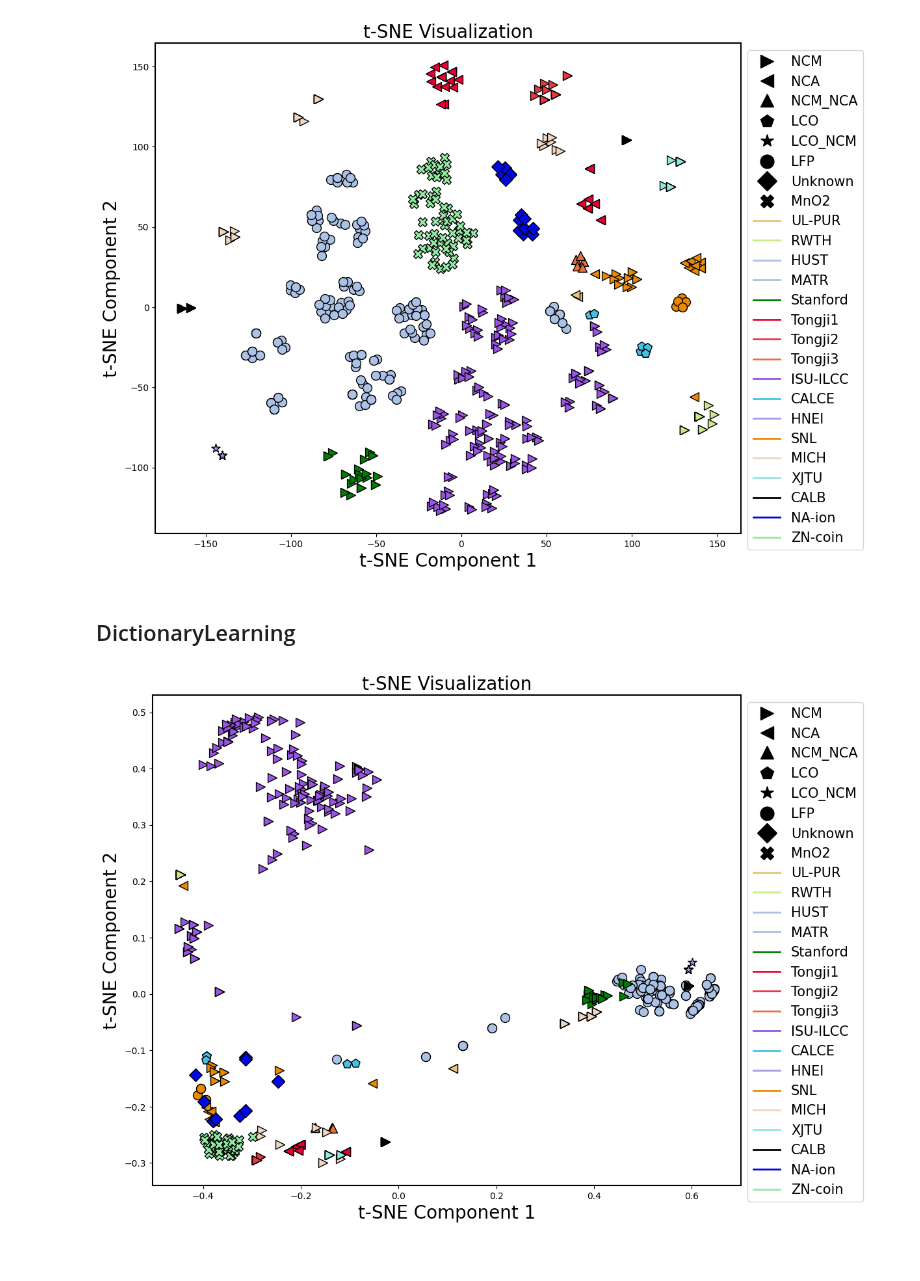
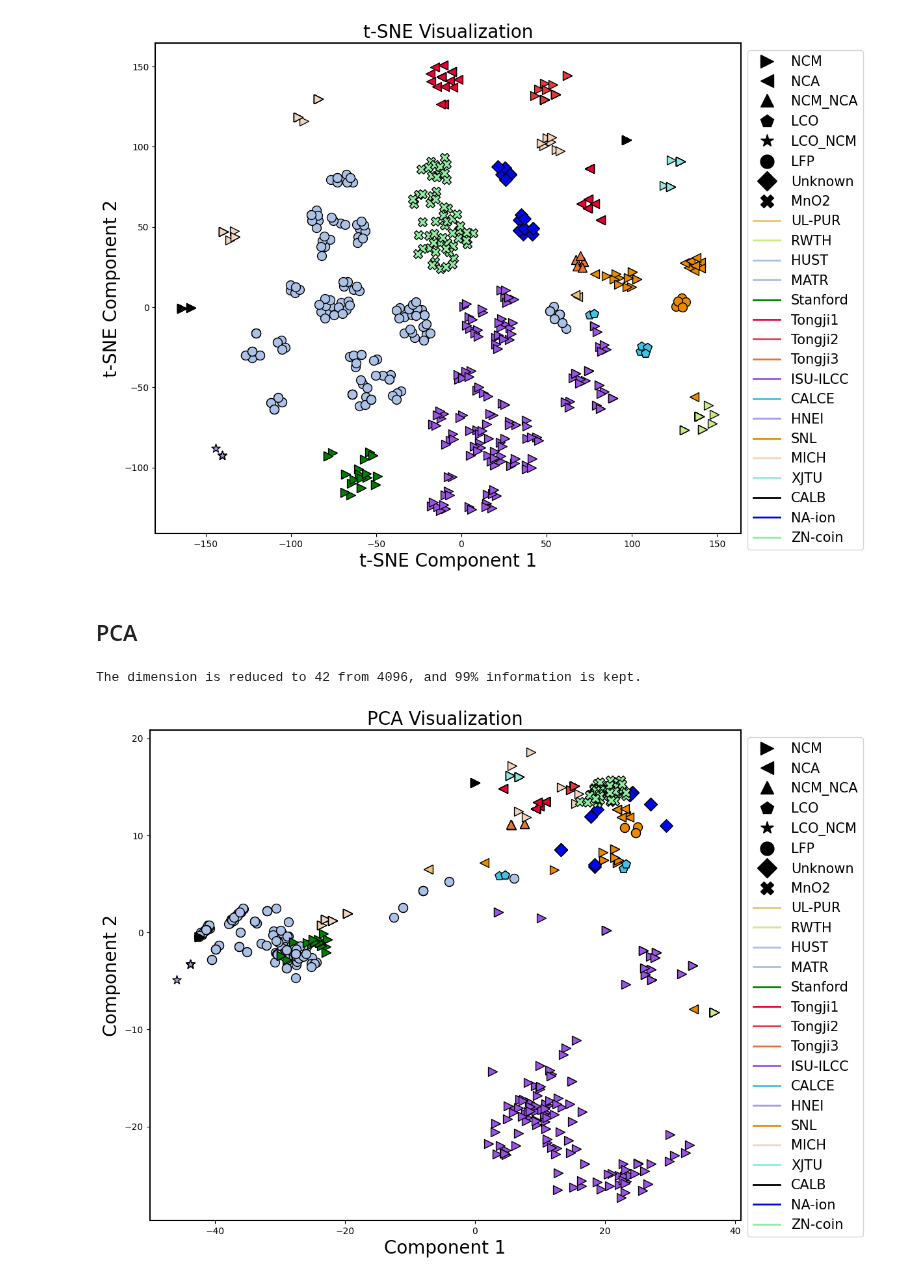
Before and after one commit to Ruifeng-Tan/PBT, a Jupyter notebook: visualize_precomputed_embeddings.ipynb, the cells around one changed output. Drawn from its saved outputs; the diff is of its cells as text; code cells hidden in the pictures.

```diff
--- a/visualize_precomputed_model.ipynb
+++ b/visualize_precomputed_embeddings.ipynb
@@ -131,19 +131,62 @@ plt.show()
 # %% [output]
 [figure]
 # %% [markdown]
-## DictionaryLearning
+## PCA
 # %%
+seed = 2021 # 2021, 42 ,2024
+if seed == 2021:
+    data_path = '/data/trf/python_works/BatteryLife/dataset/training_DKP_embed_all.pkl'
+    val_data_path = '/data/trf/python_works/BatteryLife/dataset/validation_DKP_embed_all.pkl'
+    test_data_path = '/data/trf/python_works/BatteryLife/dataset/testing_DKP_embed_all.pkl'
+elif seed == 2024:
+    data_path = '/data/trf/python_works/BatteryLife/dataset/training_DKP_embed_all2024.pkl'
+    val_data_path = '/data/trf/python_works/BatteryLife/dataset/validation_DKP_embed_all2024.pkl'
+    test_data_path = '/data/trf/python_works/BatteryLife/dataset/testing_DKP_embed_all2024.pkl'
+elif seed == 42:
+    data_path = '/data/trf/python_works/BatteryLife/dataset/training_DKP_embed_all42.pkl'
+    val_data_path = '/data/trf/python_works/BatteryLife/dataset/validation_DKP_embed_all42.pkl'
+    test_data_path = '/data/trf/python_works/BatteryLife/dataset/testing_DKP_embed_all42.pkl'
+else:
+    raise Exception('Not implemented!')
 
+data = pickle.load(open(data_path, 'rb'))
+val_data = pickle.load(open(val_data_path, 'rb'))
+test_data = pickle.load(open(test_data_path, 'rb'))
 
-data_path = '/data/trf/python_works/BatteryLife/dataset/training_DKP_embed_all.pkl'
-data = pickle.load(open(data_path, 'rb'))
 tmp_total_features = np.array(list(data.values())).squeeze(1)
+tmp_val_total_features = np.array(list(val_data.values())).squeeze(1)
+tmp_test_total_features = np.array(list(test_data.values())).squeeze(1)
 names = list(data.keys())
 
 
 # Perform t-SNE on the embeddings (total_features)
-tsne = KernelPCA(n_components=2, random_state=42, kernel='rbf')  # Reduce to 2D for visualization
-tsne_results = tsne.fit_transform(tmp_total_features)
+pca = PCA(n_components=0.99, random_state=42)  # Reduce to 2D for visualization
+pca_results = pca.fit_transform(tmp_total_features)
+print(f'The dimension is reduced to {pca_results.shape[1]} from {tmp_total_features.shape[1]}, and 99% information is kept.')
+pca_val_results = pca.transform(tmp_val_total_features)
+pca_test_results = pca.transform(tmp_test_total_features)
+
+# save the PCA results for the prompt embeddings
+train_pca_embeddings = {}
+for i, key in enumerate(list(data.keys())):
+    train_pca_embeddings[key] = pca_results[i, :].reshape(1, -1)
+
+val_pca_embeddings = {}
+for i, key in enumerate(list(val_data.keys())):
+    val_pca_embeddings[key] = pca_val_results[i, :].reshape(1, -1)
+
+test_pca_embeddings = {}
+for i, key in enumerate(list(test_data.keys())):
+    test_pca_embeddings[key] = pca_test_results[i, :].reshape(1, -1)
+
+pca_name = str(int(seed)) if seed != 2021 else ''
+with open(f'/data/trf/python_works/BatteryLife/dataset/training_DKP_embed_all{pca_name}_pca.pkl', 'wb') as f:
+    pickle.dump(train_pca_embeddings, f)
+with open(f'/data/trf/python_works/BatteryLife/dataset/validation_DKP_embed_all{pca_name}_pca.pkl', 'wb') as f:
+    pickle.dump(val_pca_embeddings, f)
+with open(f'/data/trf/python_works/BatteryLife/dataset/testing_DKP_embed_all{pca_name}_pca.pkl', 'wb') as f:
+    pickle.dump(test_pca_embeddings, f)
+
 dataset_names = [name.split('_')[0] for name in names]
 
 fig = plt.figure(figsize=(12, 9))
@@ -179,36 +222,37 @@ dataset_color = {
     'XJTU': '#8FEAE0',
     'CALB': 'black',
     'NA-ion': '#0009E5',
     'ZN-coin': '#92EBA2'
 }
 
 appear_cathodeNames = []
 for i in range(len(tmp_total_features)):
     if cathode_names[i] not in appear_cathodeNames:
-        plt.scatter(tsne_results[i, 0], tsne_results[i, 1],
+        plt.scatter(pca_results[i, 0], pca_results[i, 1],
                     c=dataset_color[dataset_names[i]],  # Color by cluster label
                     marker=dataset_shape_map[cathode_names[i]],  # Shape by dataset name
                      s=100, edgecolor='k', label=cathode_names[i])
     else:
-        plt.scatter(tsne_results[i, 0], tsne_results[i, 1],
+        plt.scatter(pca_results[i, 0], pca_results[i, 1],
                     c=dataset_color[dataset_names[i]],  # Color by cluster label
                     marker=dataset_shape_map[cathode_names[i]],  # Shape by dataset name
                     s=100, edgecolor='k')
     appear_cathodeNames.append(cathode_names[i])
 
 # Add labels and title
-plt.title("t-SNE Visualization", fontsize=20)
-plt.xlabel("t-SNE Component 1", fontsize=20)
-plt.ylabel("t-SNE Component 2", fontsize=20)
+plt.title("PCA Visualization", fontsize=20)
+plt.xlabel("Component 1", fontsize=20)
+plt.ylabel("Component 2", fontsize=20)
 
 # Custom legend for cluster shapes only (no color distinction)
 legend_shapes = [Line2D([], [], marker=shape, color='black', linestyle='None', markersize=15, label=name) for name, shape in dataset_shape_map.items()]
 legend_colors = [Line2D([], [], marker='None', color=color, linestyle='-', markersize=15, label=name, lw=2) for name, color in dataset_color.items()]
 plt.legend(loc='upper left', bbox_to_anchor=(1.0, 1), fontsize=15, handles=legend_shapes+legend_colors)
 
 set_ax_linewidth(plt.gca())
 fig.tight_layout()
 # plt.savefig('./figures/t-SNE_clustering.jpg', dpi=600, bbox_inches='tight')
 plt.show()
 # %% [output]
+The dimension is reduced to 42 from 4096, and 99% information is kept.
-[figure, old version]
+[figure, new version]
```
Also changed, not shown: 5 other files.
